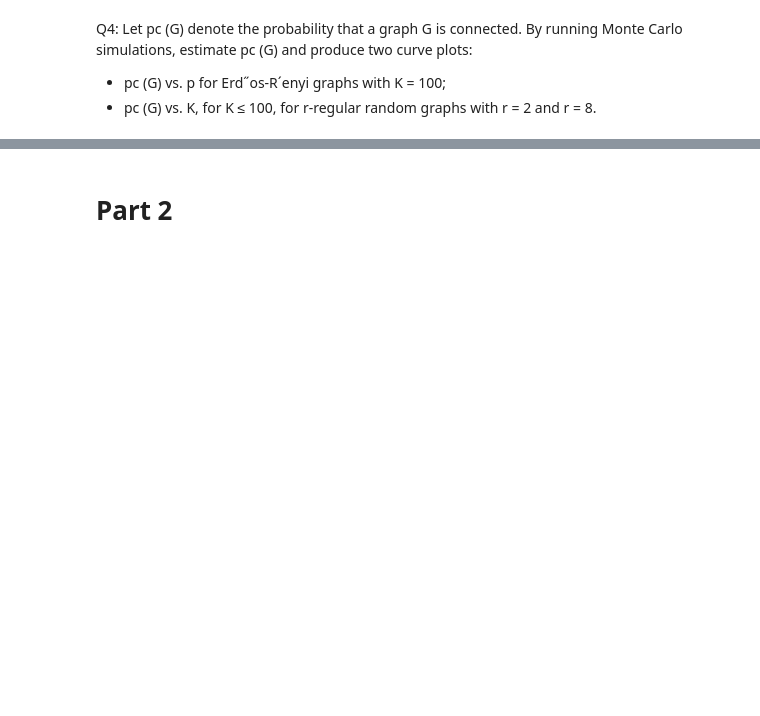
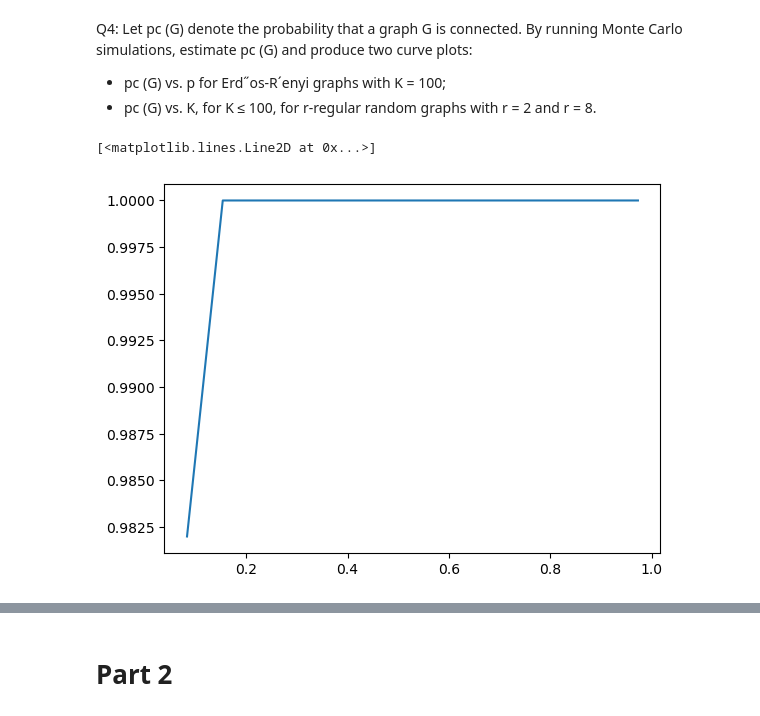
Before and after one commit to maryyyyna/Networking-for-Big-Data-and-Laboratory, a Jupyter notebook: HW1.ipynb, the cells around one changed output, grey strips where cells are left out. Cells and saved outputs as stored; diff of their text form; code cells hidden in the pictures; blank space fills up the shorter version.

Commit message:
Add files via upload
aggiunta parte montecarlo

```diff
--- a/HW1.ipynb
+++ b/HW1.ipynb
@@ -87,3 +88,38 @@ By running Monte Carlo simulations, estimate pc (G) and
 produce two curve plots:
 - pc (G) vs. p for Erd˝os-R´enyi graphs with K = 100;
 - pc (G) vs. K, for K ≤ 100, for r-regular random graphs with r = 2 and r = 8.
+# %%
+def MonteCarlo_ER(sim_tot,sim_p):
+    K=100
+    data=list()
+    #sim_tot=10**2
+    for j in range(sim_tot):
+        p=np.random.uniform(0,1)
+        Result_sim=list()
+        #sim_p=10**3
+        for i in range(sim_p):
+            G=g_ER(K,p)
+            Result_sim.append(nx.is_connected(G)) #to change in case our functions are faster
+        data.append((p,np.mean(Result_sim),np.std(Result_sim)))
+    data=sorted(data, key=lambda x: x[0])
+    return(data)
+#######################################################
+def MonteCarlo_r(r,sim_tot,sim_K):
+    data=list()
+    for j in range(sim_tot):
+        K=np.random.randint(r+1,101)
+        Result_sim=list()
+        for i in range(sim_K):
+            G=g_r(K,r)
+            Result_sim.append(nx.is_connected(G)) #to change in case our functions are faster
+        data.append((K,np.mean(Result_sim),np.std(Result_sim)))
+    data=sorted(data, key=lambda x: x[0])
+    return(data)
+# %%
+data_ER=MonteCarlo_ER(10,1000)
+x_ER=[i[0] for i in data_ER]
+y_ER=[i[1] for i in data_ER]
+plt.plot(x_ER,y_ER)
+# %% [output]
+[<matplotlib.lines.Line2D at 0x...>]
+[figure, added]
```
Also changed, not shown: parts of 2 cells of this notebook.
